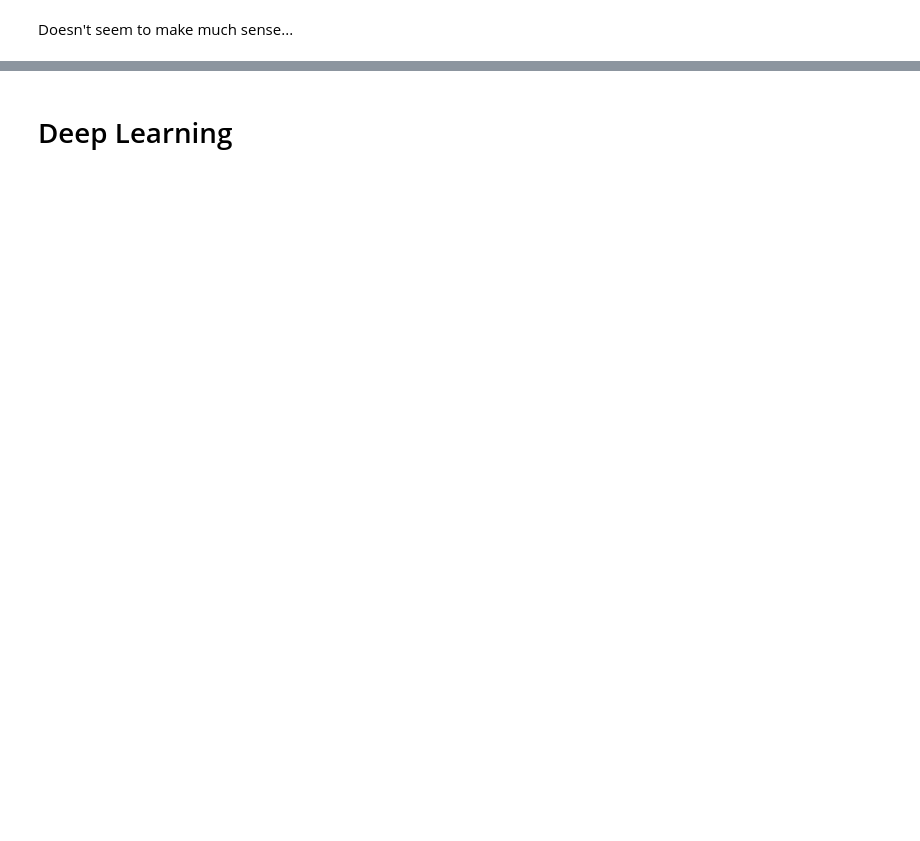
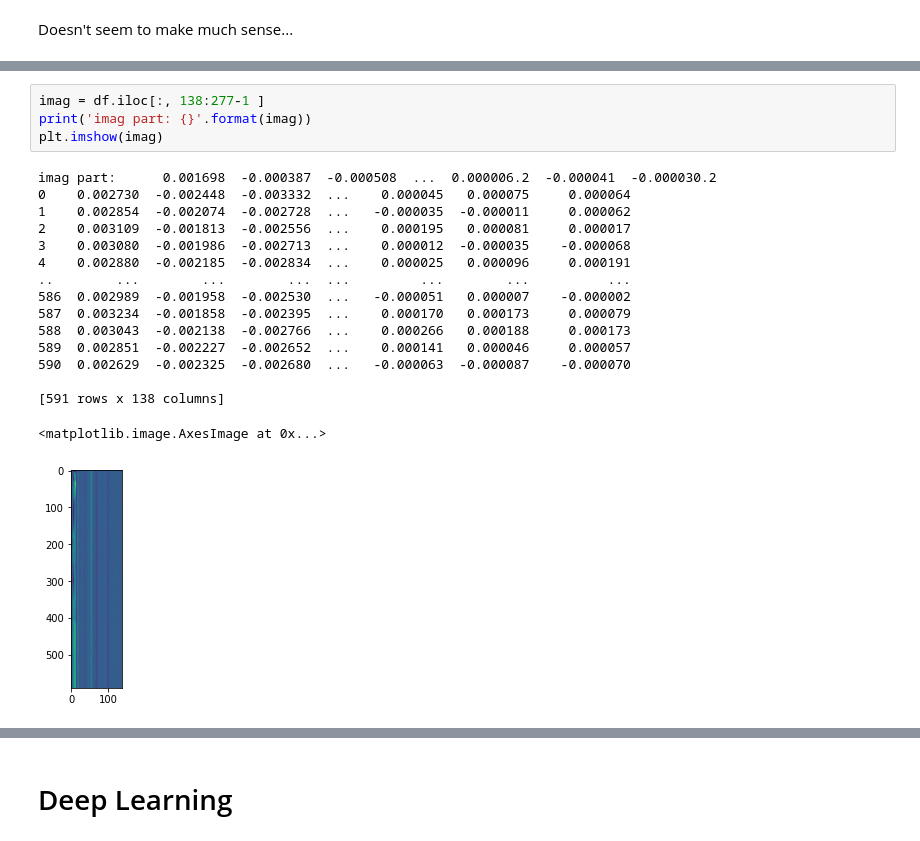
Before and after one commit to TanShengRong/FYP-RPI-RF-Sensing, a Jupyter notebook: readings.ipynb, the cells around one changed output, grey strips where cells are left out. Saved outputs shown, nothing was run; the diff lists cells and outputs as text; blank space fills up the shorter version.

```diff
--- a/readings.ipynb
+++ b/readings.ipynb
@@ -105,0 +91,21 @@ Doesn't seem to make much sense...
+# %%
+imag = df.iloc[:, 138:277-1 ]
+print('imag part: {}'.format(imag))
+plt.imshow(imag)
+# %% [output]
+imag part:      0.001698  -0.000387  -0.000508  ...  0.000006.2  -0.000041  -0.000030.2
+0    0.002730  -0.002448  -0.003332  ...    0.000045   0.000075     0.000064
+1    0.002854  -0.002074  -0.002728  ...   -0.000035  -0.000011     0.000062
+2    0.003109  -0.001813  -0.002556  ...    0.000195   0.000081     0.000017
+3    0.003080  -0.001986  -0.002713  ...    0.000012  -0.000035    -0.000068
+4    0.002880  -0.002185  -0.002834  ...    0.000025   0.000096     0.000191
+..        ...        ...        ...  ...         ...        ...          ...
+586  0.002989  -0.001958  -0.002530  ...   -0.000051   0.000007    -0.000002
+587  0.003234  -0.001858  -0.002395  ...    0.000170   0.000173     0.000079
+588  0.003043  -0.002138  -0.002766  ...    0.000266   0.000188     0.000173
+589  0.002851  -0.002227  -0.002652  ...    0.000141   0.000046     0.000057
+590  0.002629  -0.002325  -0.002680  ...   -0.000063  -0.000087    -0.000070
+
+[591 rows x 138 columns]
+<matplotlib.image.AxesImage at 0x...>
+[figure, added]
```
Also changed, not shown: parts of 26 cells of this notebook.
